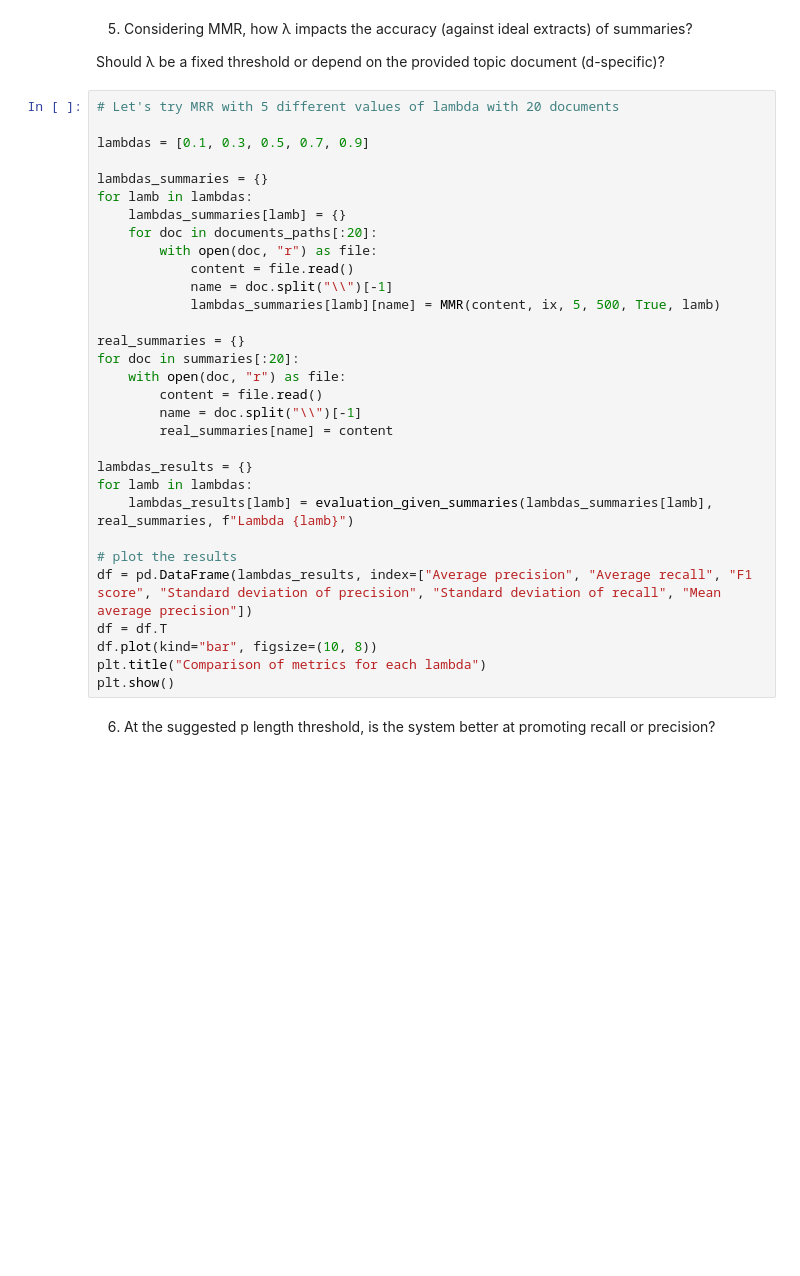
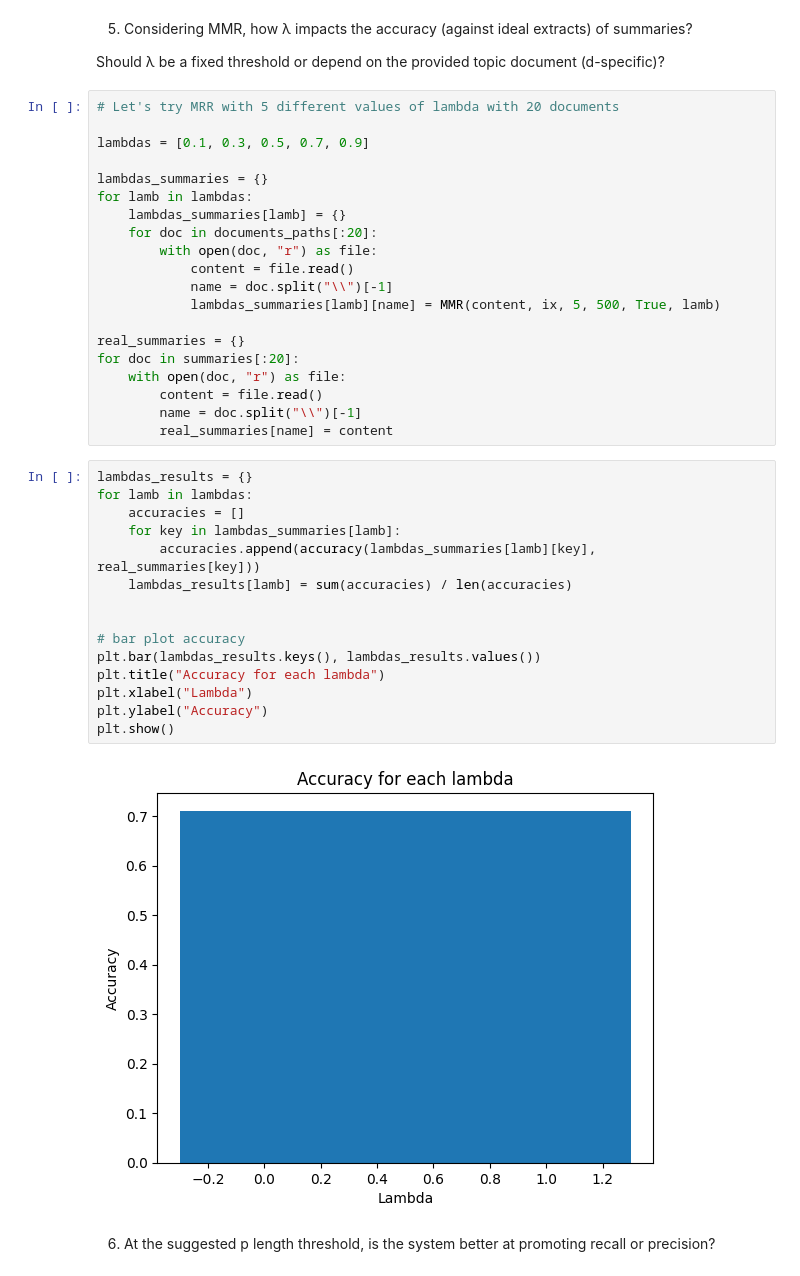
Before and after one commit to danieleavolio/Information-Processing-and-Retrieval, a Jupyter notebook: Project/Code/G8_P1_notebook.ipynb, the cells around one changed output. Saved outputs shown, nothing was run; the diff lists cells and outputs as text; blank space fills up the shorter version.

```diff
--- a/Project/Code/G8_P1_notebook.ipynb
+++ b/Project/Code/G8_P1_notebook.ipynb
@@ -1370,17 +1463,23 @@ for doc in summaries[:20]:
         content = file.read()
         name = doc.split("\\")[-1]
         real_summaries[name] = content
-
-lambdas_results = {}
-for lamb in lambdas:
-    lambdas_results[lamb] = evaluation_given_summaries(lambdas_summaries[lamb], real_summaries, f"Lambda {lamb}")
-
-# plot the results
-df = pd.DataFrame(lambdas_results, index=["Average precision", "Average recall", "F1 score", "Standard deviation of precision", "Standard deviation of recall", "Mean average precision"])
-df = df.T
-df.plot(kind="bar", figsize=(10, 8))
-plt.title("Comparison of metrics for each lambda")
-plt.show()
+# %%
+lambdas_results = {}
+for lamb in lambdas:
+    accuracies = []
+    for key in lambdas_summaries[lamb]:
+        accuracies.append(accuracy(lambdas_summaries[lamb][key], real_summaries[key]))
+    lambdas_results[lamb] = sum(accuracies) / len(accuracies)
+
+
+# bar plot accuracy
+plt.bar(lambdas_results.keys(), lambdas_results.values())
+plt.title("Accuracy for each lambda")
+plt.xlabel("Lambda")
+plt.ylabel("Accuracy")
+plt.show()
+# %% [output]
+[figure, added]
 # %% [markdown]
 6. At the suggested p length threshold, is the system better at promoting recall or precision?
 # %% [markdown]
```
Also changed, not shown: parts of 20 cells of this notebook, 5 other files.
